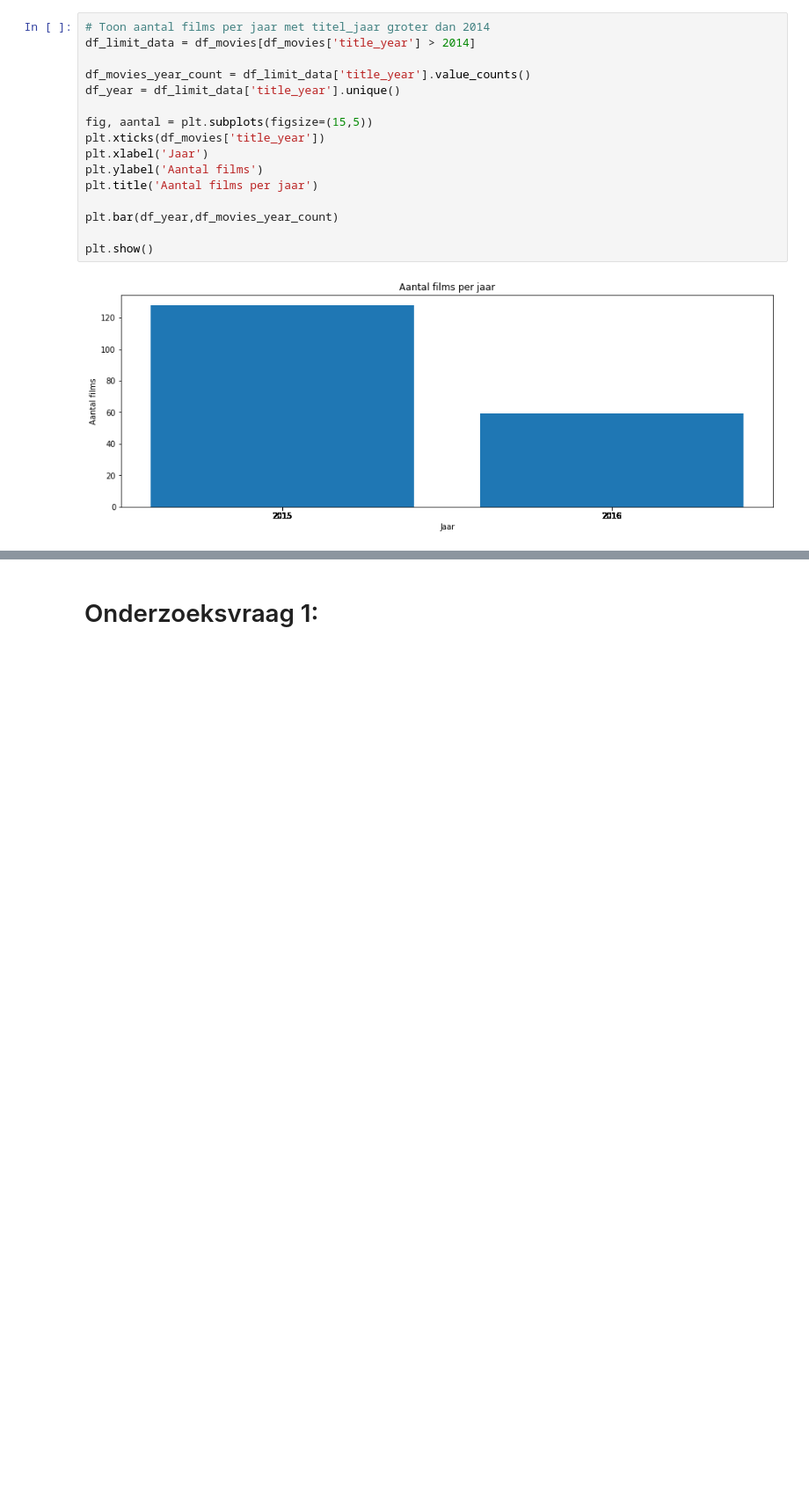
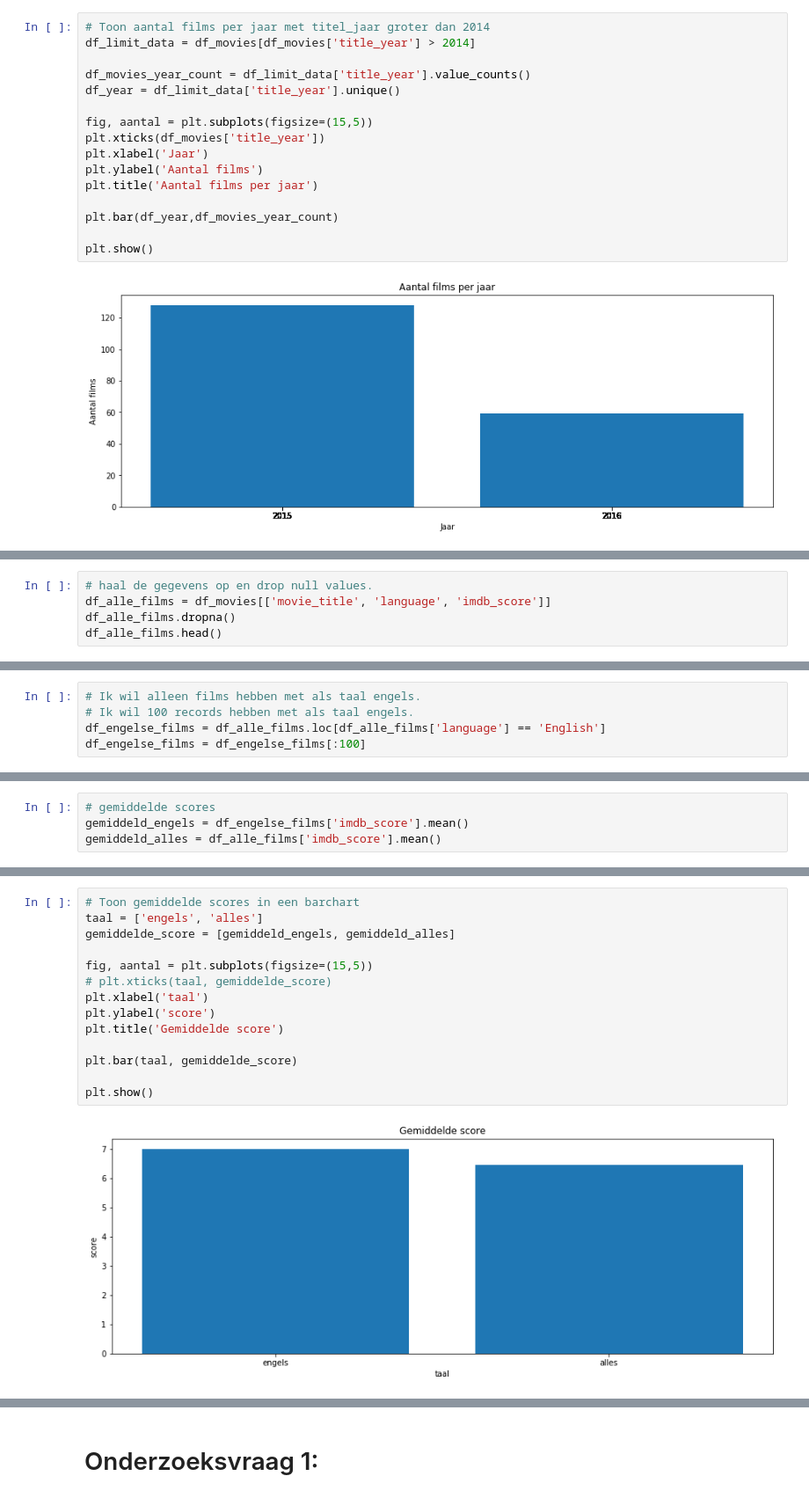
Before and after one commit to Danny-cao/DataScienceMovies, a Jupyter notebook: DataScienceFilms.ipynb, the cells around one changed output, grey strips where cells are left out. Shown at 88% size. Cells and saved outputs as stored; diff of their text form; blank space fills up the shorter version.

```diff
--- a/DataScienceFilms.ipynb
+++ b/DataScienceFilms.ipynb
@@ -244,0 +250,5 @@ plt.show()
+# %%
+# haal de gegevens op en drop null values.
+df_alle_films = df_movies[['movie_title', 'language', 'imdb_score']]
+df_alle_films.dropna()
+df_alle_films.head()
@@ -244,0 +262,5 @@ plt.show()
+# %%
+# Ik wil alleen films hebben met als taal engels.
+# Ik wil 100 records hebben met als taal engels.
+df_engelse_films = df_alle_films.loc[df_alle_films['language'] == 'English']
+df_engelse_films = df_engelse_films[:100]
@@ -244,0 +272,4 @@ plt.show()
+# %%
+# gemiddelde scores
+gemiddeld_engels = df_engelse_films['imdb_score'].mean()
+gemiddeld_alles = df_alle_films['imdb_score'].mean()
@@ -244,0 +287,16 @@ plt.show()
+# %%
+# Toon gemiddelde scores in een barchart
+taal = ['engels', 'alles']
+gemiddelde_score = [gemiddeld_engels, gemiddeld_alles]
+
+fig, aantal = plt.subplots(figsize=(15,5))
+# plt.xticks(taal, gemiddelde_score)
+plt.xlabel('taal')
+plt.ylabel('score')
+plt.title('Gemiddelde score')
+
+plt.bar(taal, gemiddelde_score)
+
+plt.show()
+# %% [output]
+[figure, added]
```
Also changed, not shown: parts of 7 cells of this notebook.
